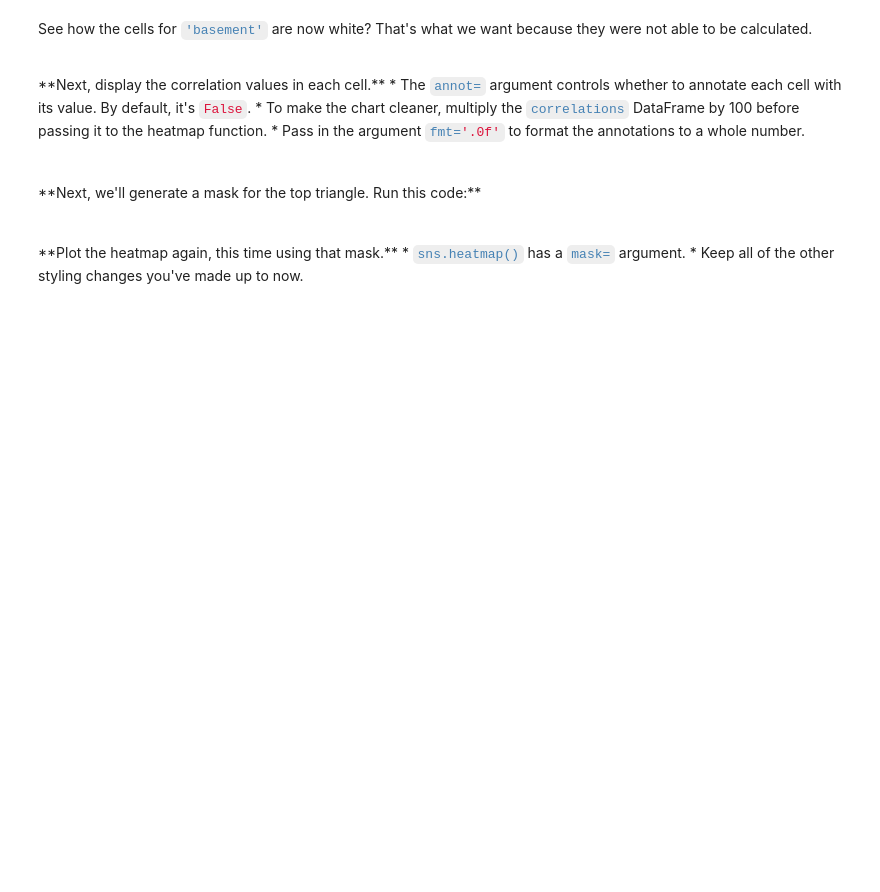
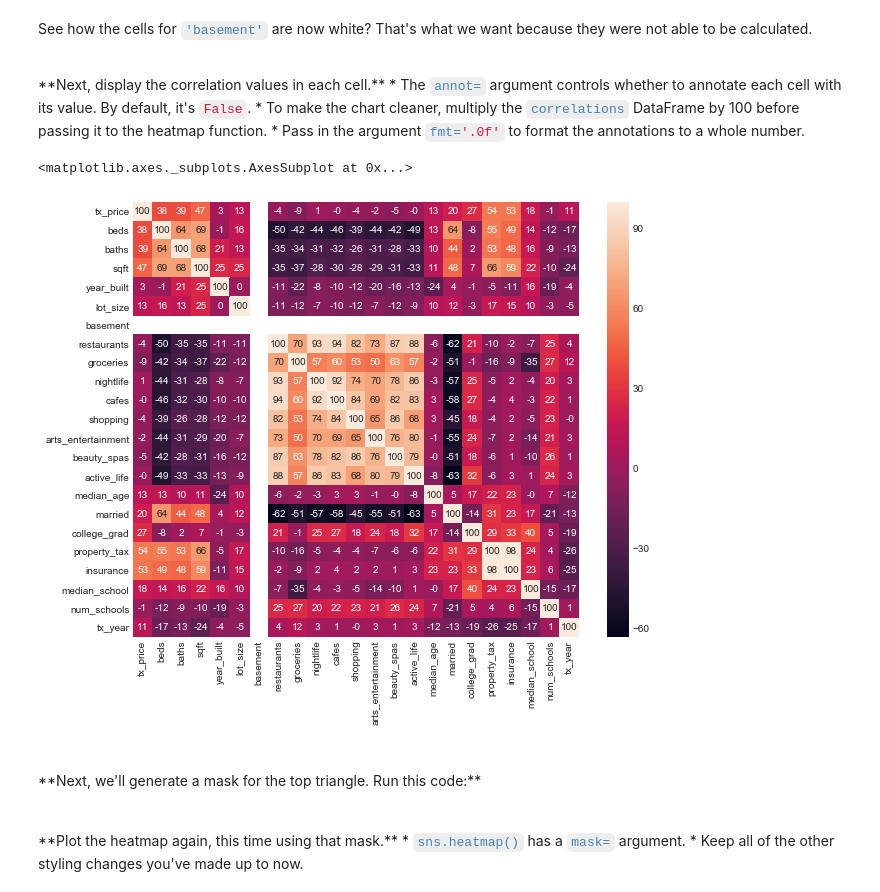
Before and after one commit to clevyclev/Data-Science-Projects, a Jupyter notebook: Regression - Real Estate Tycoon/Module 1 - Exploratory Analysis.ipynb, the cells around one changed output. Saved outputs shown, nothing was run; the diff lists cells and outputs as text; code cells hidden in the pictures; blank space fills up the shorter version.

```diff
--- a/Regression - Real Estate Tycoon/Module 1 - Exploratory Analysis.ipynb
+++ b/Regression - Real Estate Tycoon/Module 1 - Exploratory Analysis.ipynb
@@ -433,8 +461,12 @@ See how the cells for <code style="color:steelblue">'basement'</code> are now wh
 * Pass in the argument <code style="color:steelblue">fmt=<span style="color:crimson">'.0f'</span></code> to format the annotations to a whole number.
 # %%
 # Make the figsize 10 x 8
-
+plt.figure(figsize=(10,8))
 # Plot heatmap of annotated correlations
+sns.heatmap(correlations*100, annot=True, fmt='.0f')
+# %% [output]
+<matplotlib.axes._subplots.AxesSubplot at 0x...>
+[figure, added]
 # %% [markdown]
 <br>
 **Next, we'll generate a mask for the top triangle. Run this code:**
```
Also changed, not shown: parts of 5 cells of this notebook, 4 other files.
